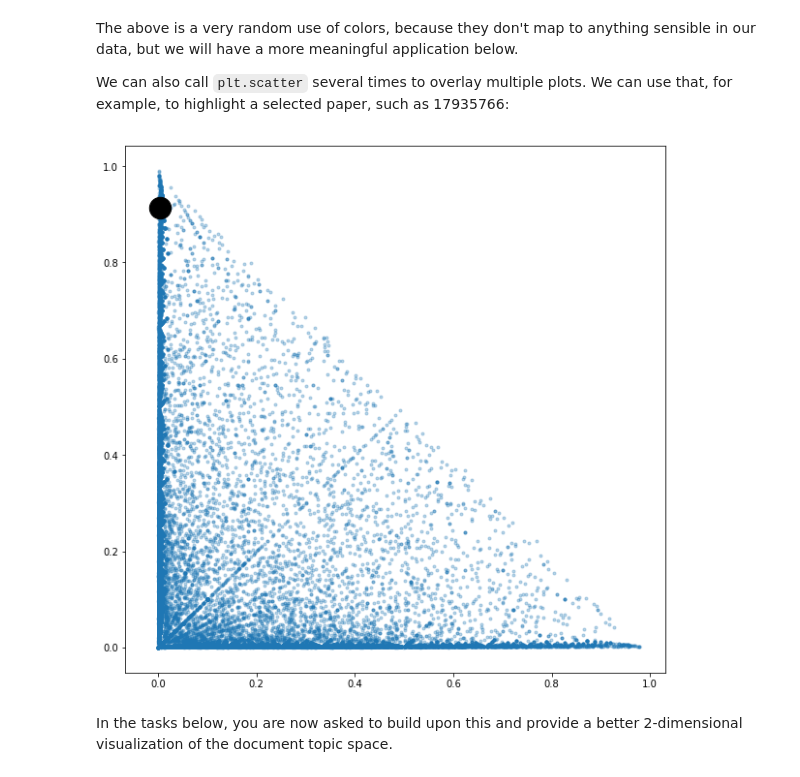
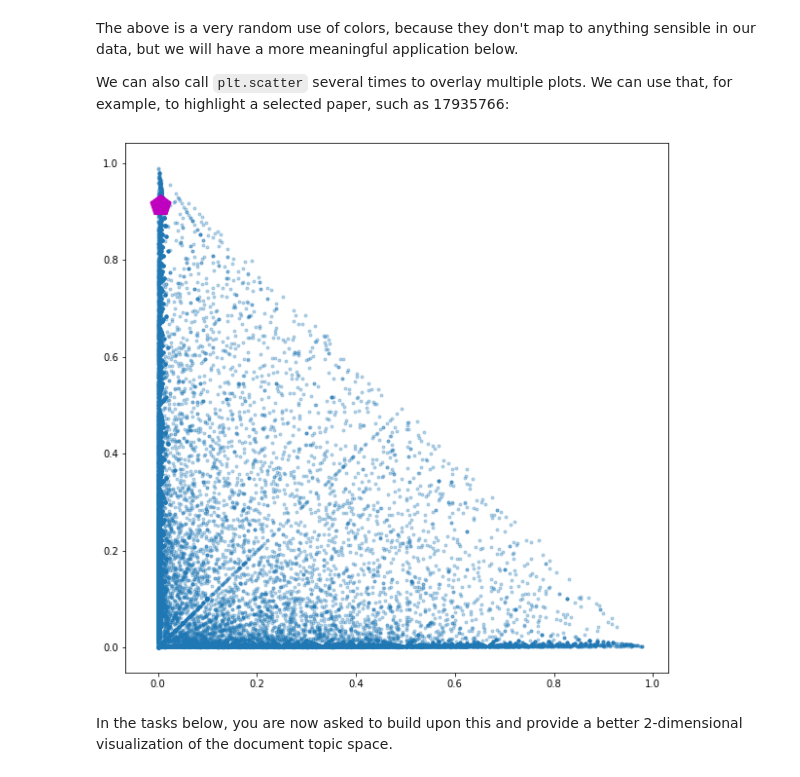
Before and after one commit to pokixu/IR2019, a Jupyter notebook: 06_clustering.ipynb, the cells around one changed output. Drawn from its saved outputs; the diff is of its cells as text; code cells hidden in the pictures.

```diff
--- a/06_clustering.ipynb
+++ b/06_clustering.ipynb
@@ -234,10 +250,10 @@ We can also call `plt.scatter` several times to overlay multiple plots. We can u
 # %%
 plt.scatter(doc_topic10[:,0], doc_topic10[:,1], marker='.', alpha=0.3)
 
 i = doc_list.index(17935766)
-plt.scatter(doc_topic10[i,0], doc_topic10[i,1], s=500, marker='o', color='k');
+plt.scatter(doc_topic10[i,0], doc_topic10[i,1], s=500, marker='p', color='m');
 # %% [output]
-[figure, old version]
+[figure, new version]
 # %% [markdown]
 In the tasks below, you are now asked to build upon this and provide a better 2-dimensional visualization of the document topic space.
 # %% [markdown]
```
Also changed, not shown: parts of 14 cells of this notebook, 6 other files.
